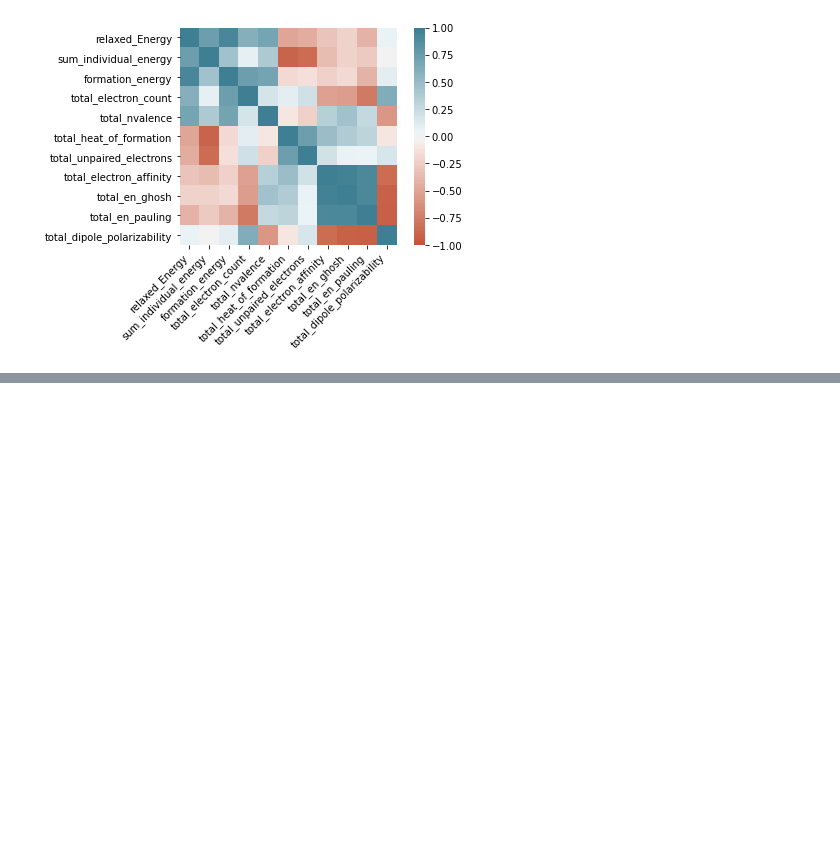
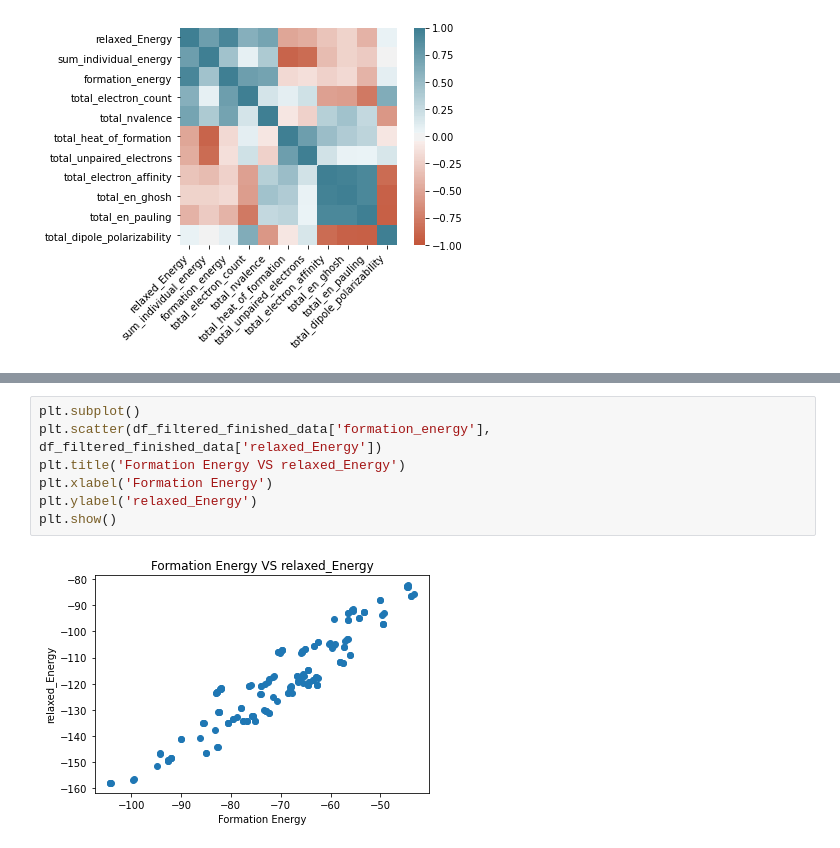
Before and after one commit to Aninditaa/BiLayer, a Jupyter notebook: BiLayer_2.ipynb, the cells around one changed output, grey strips where cells are left out. Saved outputs shown, nothing was run; the diff lists cells and outputs as text; blank space fills up the shorter version.

```diff
--- a/BiLayer_2.ipynb
+++ b/BiLayer_2.ipynb
@@ -298,0 +311,9 @@ ax.set_xticklabels(
+# %%
+plt.subplot()
+plt.scatter(df_filtered_finished_data['formation_energy'], df_filtered_finished_data['relaxed_Energy'])
+plt.title('Formation Energy VS relaxed_Energy')
+plt.xlabel('Formation Energy')
+plt.ylabel('relaxed_Energy')
+plt.show()
+# %% [output]
+[figure, added]
```
Also changed, not shown: parts of 26 cells of this notebook, 8 other files.
